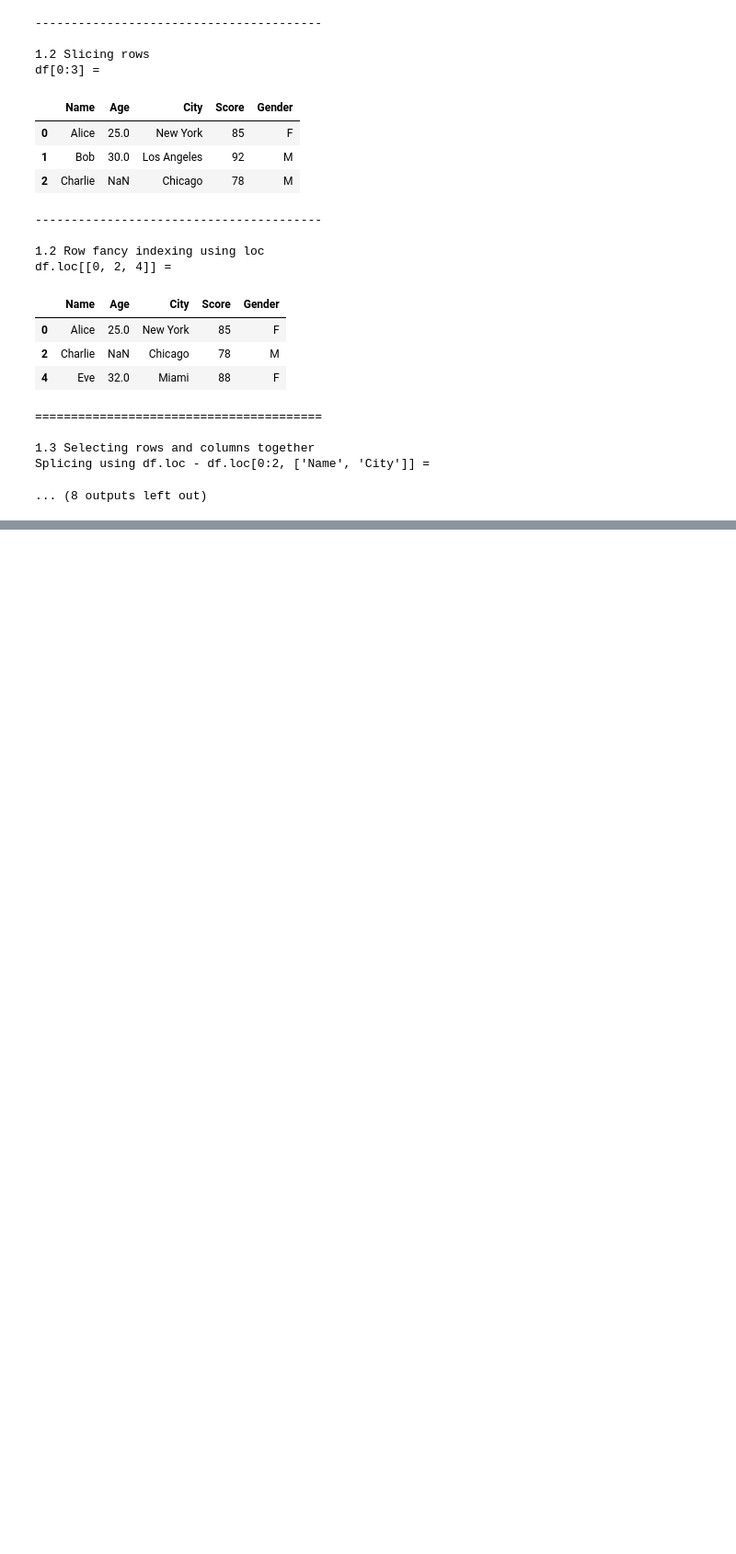
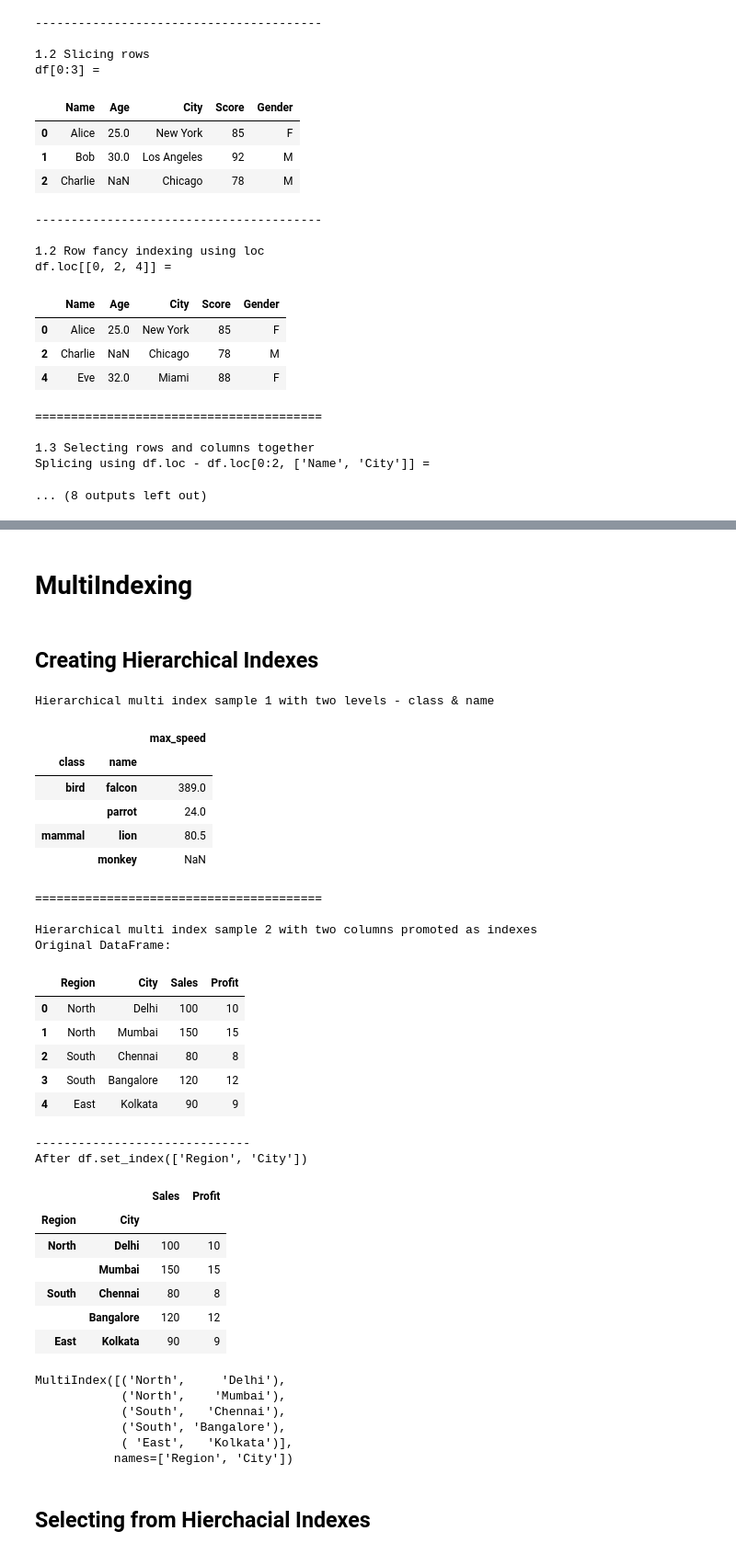
Before and after one commit to venkatbabukr/AllProjects, a Jupyter notebook: Scaler/Modules/Pandas_Buzz_Terms,_Nuances.ipynb, the cells around one changed output, grey strips where cells are left out. Shown at 92% size. Drawn from its saved outputs; the diff is of its cells as text; code cells hidden in the pictures; blank space fills up the shorter version.

```diff
--- a/Scaler/Modules/Pandas_Buzz_Terms,_Nuances.ipynb
+++ b/Scaler/Modules/Pandas_Buzz_Terms,_Nuances.ipynb
@@ -737,0 +874,78 @@ dtype: object
+# %% [markdown]
+# MultiIndexing
+# %% [markdown]
+## Creating Hierarchical Indexes
+# %%
+import pandas as pd
+
+multi_index1 = pd.MultiIndex.from_tuples(
+    [
+        ("bird", "falcon"),
+        ("bird", "parrot"),
+        ("mammal", "lion"),
+        ("mammal", "monkey"),
+    ],
+    names=["class", "name"],
+)
+df = pd.DataFrame(
+    [389.0, 24.0, 80.5, np.nan],
+    index=multi_index1,
+    columns=["max_speed"]
+)
+print("Hierarchical multi index sample 1 with two levels - class & name")
+display(df)
+print("\n" + "="*40 + "\n")
+
+print("Hierarchical multi index sample 2 with two columns promoted as indexes")
+data = {
+    'Region': ['North', 'North', 'South', 'South', 'East'],
+    'City': ['Delhi', 'Mumbai', 'Chennai', 'Bangalore', 'Kolkata'],
+    'Sales': [100, 150, 80, 120, 90],
+    'Profit': [10, 15, 8, 12, 9]
+}
+df = pd.DataFrame(data)
+print("Original DataFrame:")
+display(df)
+print("-" * 30)
+
+# Set 'Region' and 'City' as a multi-index
+df_multiindex = df.set_index(['Region', 'City'])
+
+print("After df.set_index(['Region', 'City'])")
+display(df_multiindex)
+print(df_multiindex.index)
+# %% [output]
+Hierarchical multi index sample 1 with two levels - class & name
+|  |  | max_speed |
+| class | name |  |
+| bird | falcon | 389.0 |
+|  | parrot | 24.0 |
+| mammal | lion | 80.5 |
+|  | monkey | NaN |
+========================================
+
+Hierarchical multi index sample 2 with two columns promoted as indexes
+Original DataFrame:
+|  | Region | City | Sales | Profit |
+| 0 | North | Delhi | 100 | 10 |
+| 1 | North | Mumbai | 150 | 15 |
+| 2 | South | Chennai | 80 | 8 |
+| 3 | South | Bangalore | 120 | 12 |
+| 4 | East | Kolkata | 90 | 9 |
+------------------------------
+After df.set_index(['Region', 'City'])
+|  |  | Sales | Profit |
+| Region | City |  |  |
+| North | Delhi | 100 | 10 |
+|  | Mumbai | 150 | 15 |
+| South | Chennai | 80 | 8 |
+|  | Bangalore | 120 | 12 |
+| East | Kolkata | 90 | 9 |
+MultiIndex([('North',     'Delhi'),
+            ('North',    'Mumbai'),
+            ('South',   'Chennai'),
+            ('South', 'Bangalore'),
+            ( 'East',   'Kolkata')],
+           names=['Region', 'City'])
+# %% [markdown]
+## Selecting from Hierchacial Indexes
```
Also changed, not shown: parts of 15 cells of this notebook.
